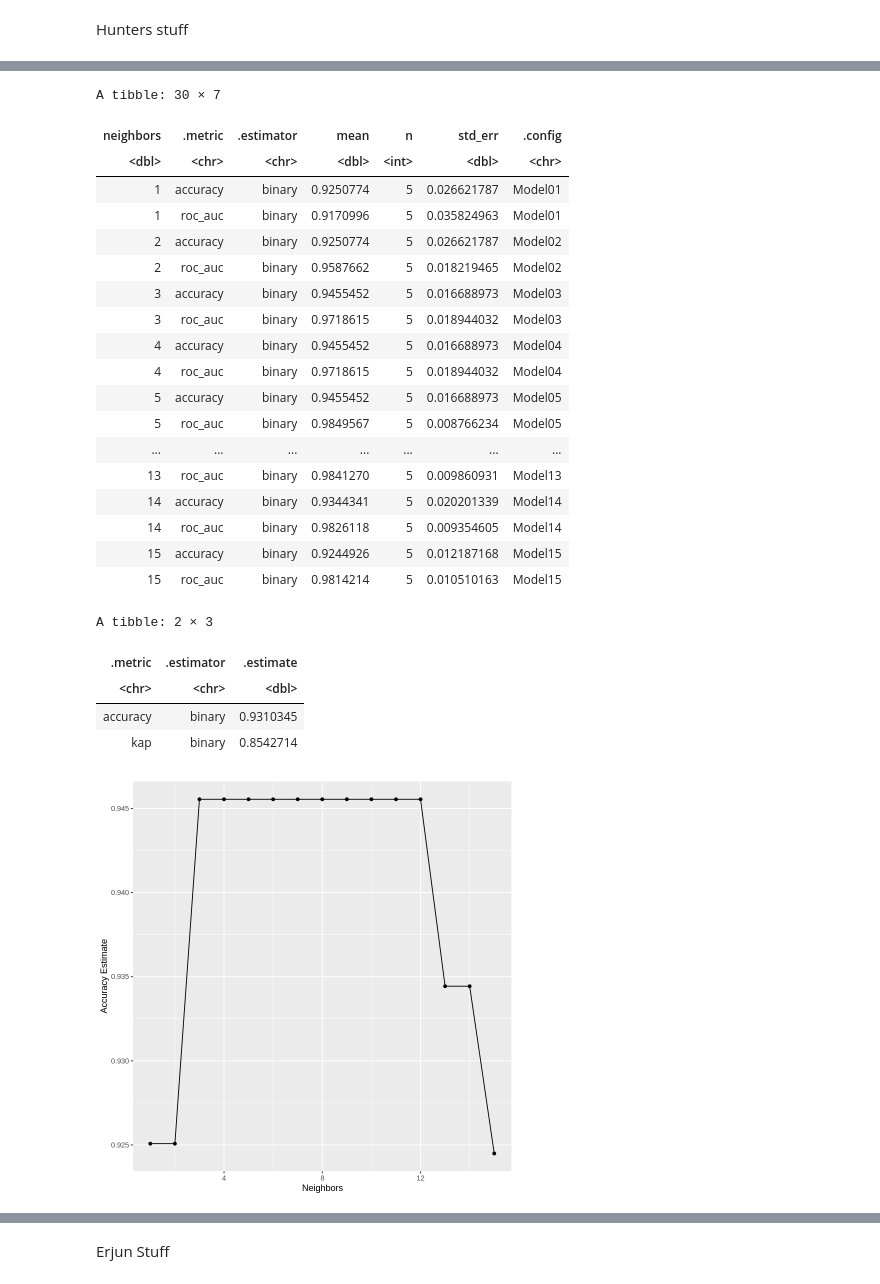
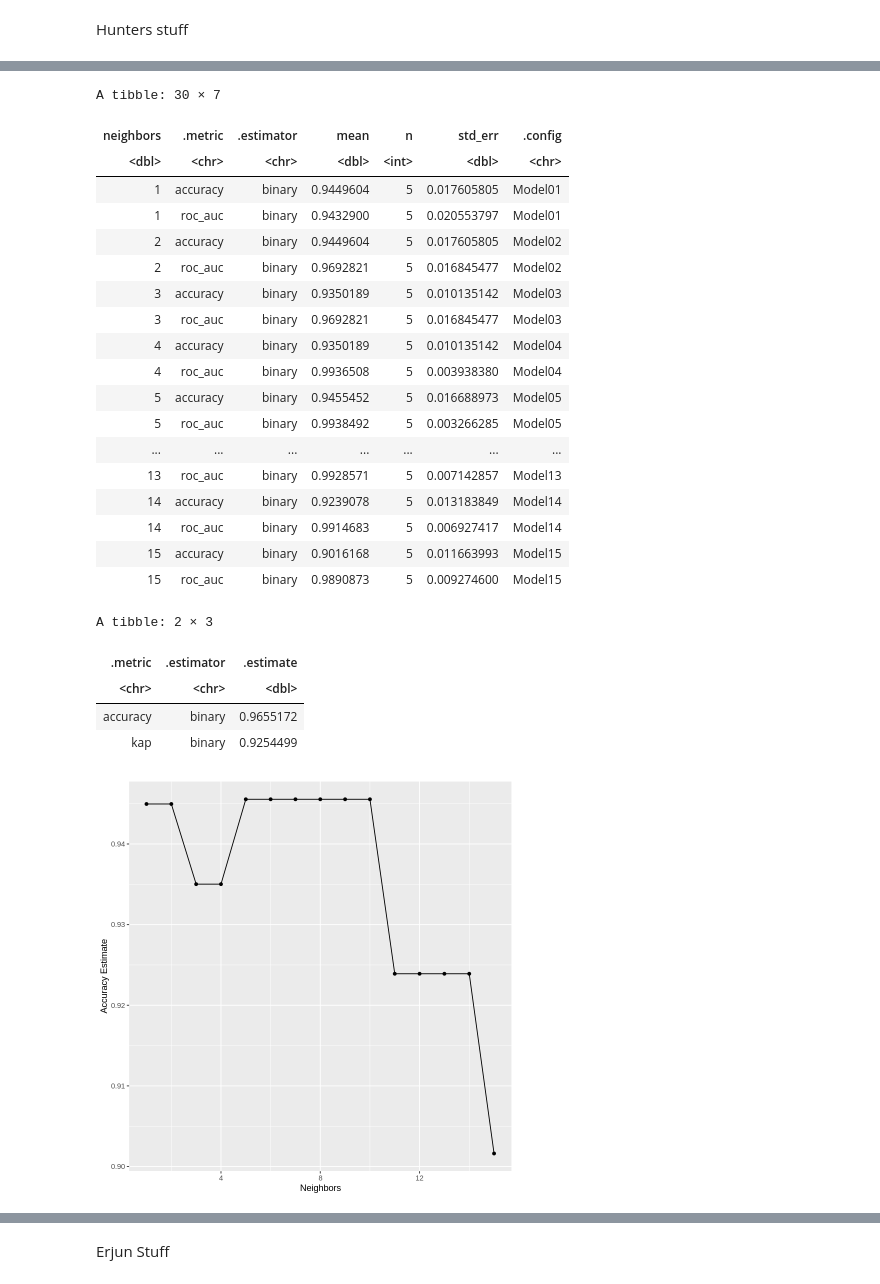
Before and after one commit to Bchau02/DSCI-100-Group-11-Project, a Jupyter notebook: Project.ipynb, the cells around one changed output, grey strips where cells are left out. Drawn from its saved outputs; the diff is of its cells as text; code cells hidden in the pictures.

```diff
--- a/Project.ipynb
+++ b/Project.ipynb
@@ -1045,11 +1065,11 @@ Sidi_ISI_recipe_scaled <- recipe(Classes ~ ISI + RH, data=Sidi_Bel_Abbes_train)
     step_scale(all_predictors()) %>%
     step_center(all_predictors())
 
-Bej_knn_spec_ISI <- nearest_neighbor(weight_func="rectangular", neighbors=5) %>%
+Sidi_knn_spec_ISI <- nearest_neighbor(weight_func="rectangular", neighbors=5) %>%
     set_engine("kknn") %>%
     set_mode("classification")
 
-Bej_ISI_Fit <- workflow() %>%
+Sidi_ISI_Fit <- workflow() %>%
     add_recipe(Bej_ISI_recipe_scaled) %>%
     add_model(Bej_knn_spec_ISI) %>%
     fit(data=Bejaia_train)
@@ -1068,50 +1088,50 @@ Sidi_knn_results_tune_ISI <- workflow() %>%
   add_model(Sidi_knn_spec_tune_ISI) %>%
   tune_grid(resamples =Sidi_vfold_ISI , grid = Sidi_k_vals_ISI) %>%
   collect_metrics()
 Sidi_knn_results_tune_ISI
 
 accuracies_Sidi_ISI <- Sidi_knn_results_tune_ISI %>%
   filter(.metric == "accuracy")
 
 Sidi_accuracy_vs_k_ISI <- ggplot(accuracies_Sidi_ISI, aes(x = neighbors, y = mean)) +
   geom_point() +
   geom_line() +
   labs(x = "Neighbors", y = "Accuracy Estimate")+
   scale_x_continuous()
 Sidi_accuracy_vs_k_ISI
 
 Sidi_ISI_prediction <- predict(Sidi_ISI_Fit, Sidi_Bel_Abbes_test ) %>%
     bind_cols(Sidi_Bel_Abbes_test)
 
 Sidi_ISI_prediction_accuracy <- Sidi_ISI_prediction %>%
     metrics(truth=Classes, estimate= .pred_class)
 Sidi_ISI_prediction_accuracy
 # %% [output]
 A tibble: 30 × 7
 | neighbors | .metric | .estimator | mean | n | std_err | .config |
 | <dbl> | <chr> | <chr> | <dbl> | <int> | <dbl> | <chr> |
-| 1 | accuracy | binary | 0.9250774 | 5 | 0.026621787 | Model01 |
-| 1 | roc_auc | binary | 0.9170996 | 5 | 0.035824963 | Model01 |
-| 2 | accuracy | binary | 0.9250774 | 5 | 0.026621787 | Model02 |
-| 2 | roc_auc | binary | 0.9587662 | 5 | 0.018219465 | Model02 |
-| 3 | accuracy | binary | 0.9455452 | 5 | 0.016688973 | Model03 |
-| 3 | roc_auc | binary | 0.9718615 | 5 | 0.018944032 | Model03 |
-| 4 | accuracy | binary | 0.9455452 | 5 | 0.016688973 | Model04 |
-| 4 | roc_auc | binary | 0.9718615 | 5 | 0.018944032 | Model04 |
+| 1 | accuracy | binary | 0.9449604 | 5 | 0.017605805 | Model01 |
+| 1 | roc_auc | binary | 0.9432900 | 5 | 0.020553797 | Model01 |
+| 2 | accuracy | binary | 0.9449604 | 5 | 0.017605805 | Model02 |
+| 2 | roc_auc | binary | 0.9692821 | 5 | 0.016845477 | Model02 |
+| 3 | accuracy | binary | 0.9350189 | 5 | 0.010135142 | Model03 |
+| 3 | roc_auc | binary | 0.9692821 | 5 | 0.016845477 | Model03 |
+| 4 | accuracy | binary | 0.9350189 | 5 | 0.010135142 | Model04 |
+| 4 | roc_auc | binary | 0.9936508 | 5 | 0.003938380 | Model04 |
 | 5 | accuracy | binary | 0.9455452 | 5 | 0.016688973 | Model05 |
-| 5 | roc_auc | binary | 0.9849567 | 5 | 0.008766234 | Model05 |
+| 5 | roc_auc | binary | 0.9938492 | 5 | 0.003266285 | Model05 |
 | ... | ... | ... | ... | ... | ... | ... |
-| 13 | roc_auc | binary | 0.9841270 | 5 | 0.009860931 | Model13 |
-| 14 | accuracy | binary | 0.9344341 | 5 | 0.020201339 | Model14 |
-| 14 | roc_auc | binary | 0.9826118 | 5 | 0.009354605 | Model14 |
-| 15 | accuracy | binary | 0.9244926 | 5 | 0.012187168 | Model15 |
-| 15 | roc_auc | binary | 0.9814214 | 5 | 0.010510163 | Model15 |
+| 13 | roc_auc | binary | 0.9928571 | 5 | 0.007142857 | Model13 |
+| 14 | accuracy | binary | 0.9239078 | 5 | 0.013183849 | Model14 |
+| 14 | roc_auc | binary | 0.9914683 | 5 | 0.006927417 | Model14 |
+| 15 | accuracy | binary | 0.9016168 | 5 | 0.011663993 | Model15 |
+| 15 | roc_auc | binary | 0.9890873 | 5 | 0.009274600 | Model15 |
 A tibble: 2 × 3
 | .metric | .estimator | .estimate |
 | <chr> | <chr> | <dbl> |
-| accuracy | binary | 0.9310345 |
-| kap | binary | 0.8542714 |
+| accuracy | binary | 0.9655172 |
+| kap | binary | 0.9254499 |
-[figure, old version]
+[figure, new version]
 # %%
 Bej_DC_recipe_scaled <- recipe(Class ~ DC + RH, data=Bejaia_train) %>%
     step_scale(all_predictors()) %>%
```
Also changed, not shown: parts of 14 cells of this notebook.
